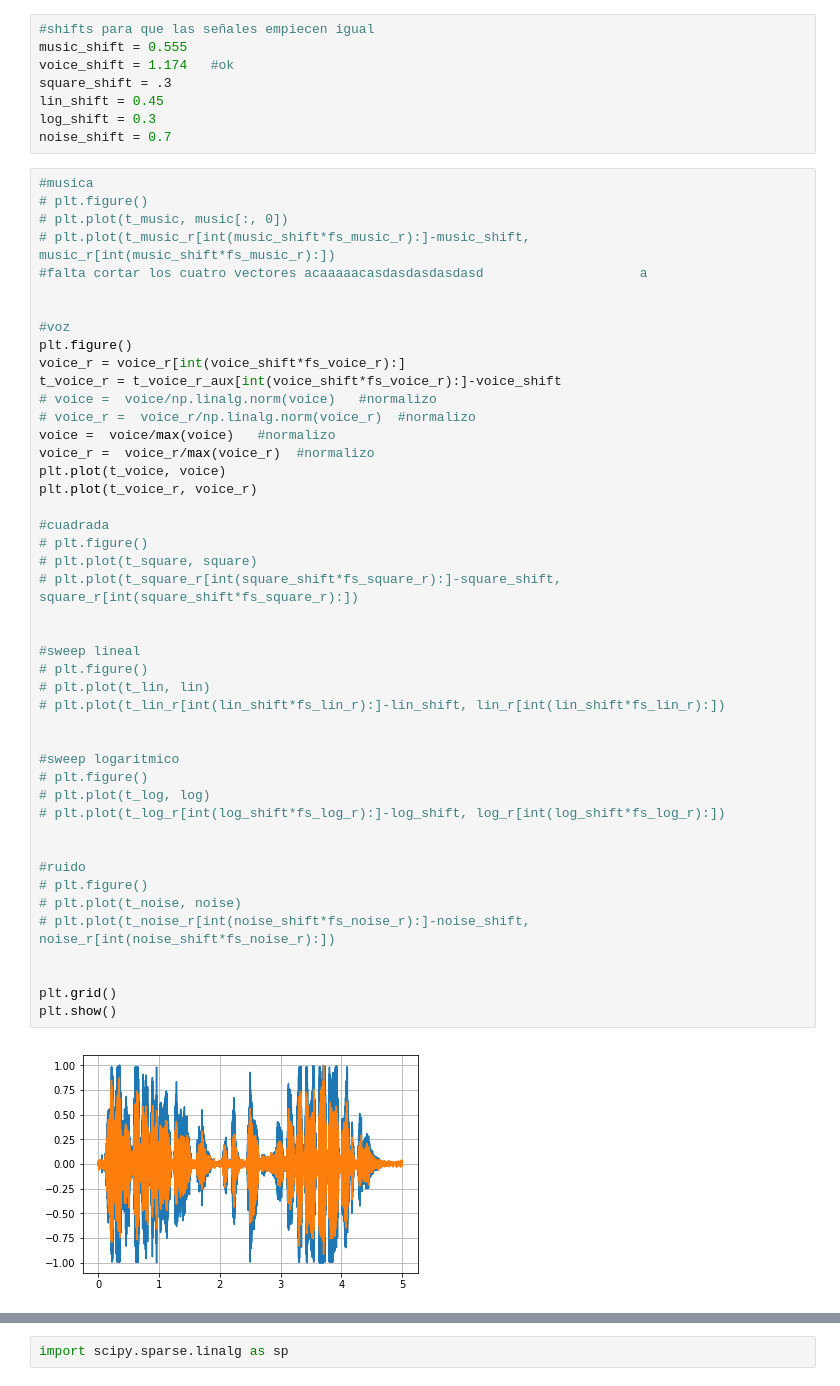
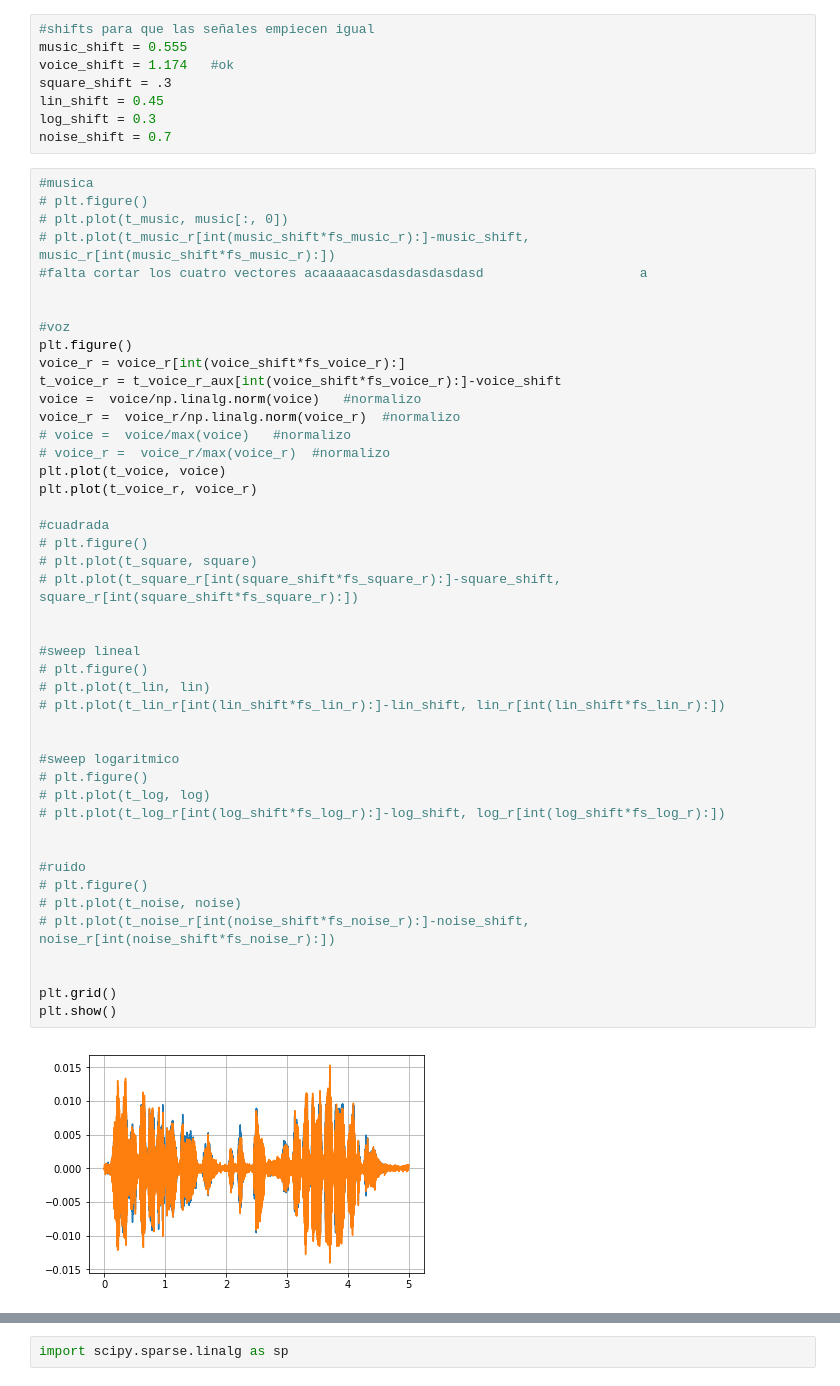
Before and after one commit to LuFernandez/PASA, a Jupyter notebook: informe.ipynb, the cells around one changed output, grey strips where cells are left out. Saved outputs shown, nothing was run; the diff lists cells and outputs as text.

```diff
--- a/informe.ipynb
+++ b/informe.ipynb
@@ -81,39 +81,39 @@ noise_shift = 0.7
 plt.figure()
 voice_r = voice_r[int(voice_shift*fs_voice_r):]
 t_voice_r = t_voice_r_aux[int(voice_shift*fs_voice_r):]-voice_shift
-# voice =  voice/np.linalg.norm(voice)   #normalizo
-# voice_r =  voice_r/np.linalg.norm(voice_r)  #normalizo
-voice =  voice/max(voice)   #normalizo
-voice_r =  voice_r/max(voice_r)  #normalizo
+voice =  voice/np.linalg.norm(voice)   #normalizo
+voice_r =  voice_r/np.linalg.norm(voice_r)  #normalizo
+# voice =  voice/max(voice)   #normalizo
+# voice_r =  voice_r/max(voice_r)  #normalizo
 plt.plot(t_voice, voice)
 plt.plot(t_voice_r, voice_r)
 
 #cuadrada
 # plt.figure()
 # plt.plot(t_square, square)
 # plt.plot(t_square_r[int(square_shift*fs_square_r):]-square_shift, square_r[int(square_shift*fs_square_r):])
 
 
 #sweep lineal
 # plt.figure()
 # plt.plot(t_lin, lin)
 # plt.plot(t_lin_r[int(lin_shift*fs_lin_r):]-lin_shift, lin_r[int(lin_shift*fs_lin_r):])
 
 
 #sweep logaritmico
 # plt.figure()
 # plt.plot(t_log, log)
 # plt.plot(t_log_r[int(log_shift*fs_log_r):]-log_shift, log_r[int(log_shift*fs_log_r):])
 
 
 #ruido
 # plt.figure()
 # plt.plot(t_noise, noise)
 # plt.plot(t_noise_r[int(noise_shift*fs_noise_r):]-noise_shift, noise_r[int(noise_shift*fs_noise_r):])
 
 
 plt.grid()
 plt.show()
 # %% [output]
-[figure, old version]
+[figure, new version]
 # %%
```
Also changed, not shown: parts of 4 cells of this notebook.
